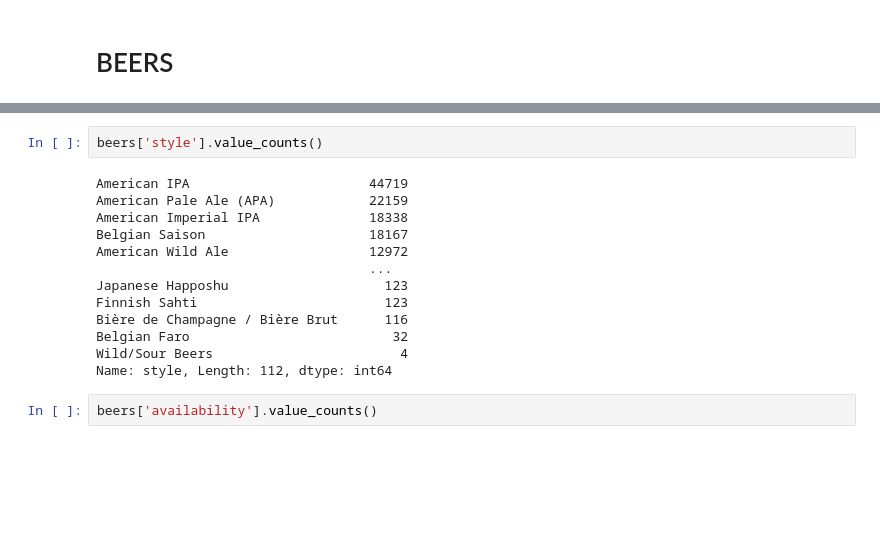
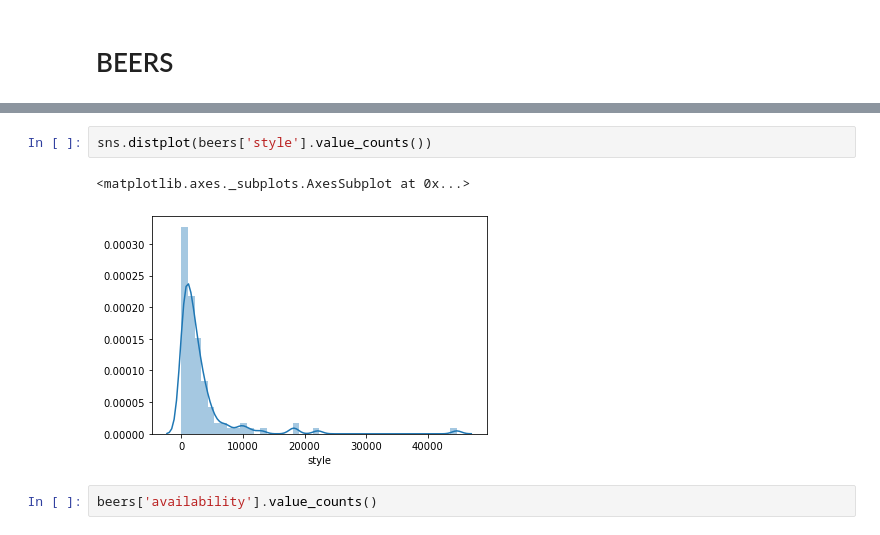
Before and after one commit to aabrahamson3/beer30, a Jupyter notebook: Beer-EDA.ipynb, the cells around one changed output, grey strips where cells are left out. Cells and saved outputs as stored; diff of their text form; blank space fills up the shorter version.

```diff
--- a/Beer-EDA.ipynb
+++ b/Beer-EDA.ipynb
@@ -404,18 +405,8 @@ breweries
 # %%
-beers['style'].value_counts()
+sns.distplot(beers['style'].value_counts())
 # %% [output]
-American IPA                       44719
-American Pale Ale (APA)            22159
-American Imperial IPA              18338
-Belgian Saison                     18167
-American Wild Ale                  12972
-                                   ...
-Japanese Happoshu                    123
-Finnish Sahti                        123
-Bière de Champagne / Bière Brut      116
-Belgian Faro                          32
-Wild/Sour Beers                        4
-Name: style, Length: 112, dtype: int64
+<matplotlib.axes._subplots.AxesSubplot at 0x...>
+[figure, added]
 # %%
 beers['availability'].value_counts()
 # %% [output]
```
Also changed, not shown: parts of 54 cells of this notebook, 1 other file.
